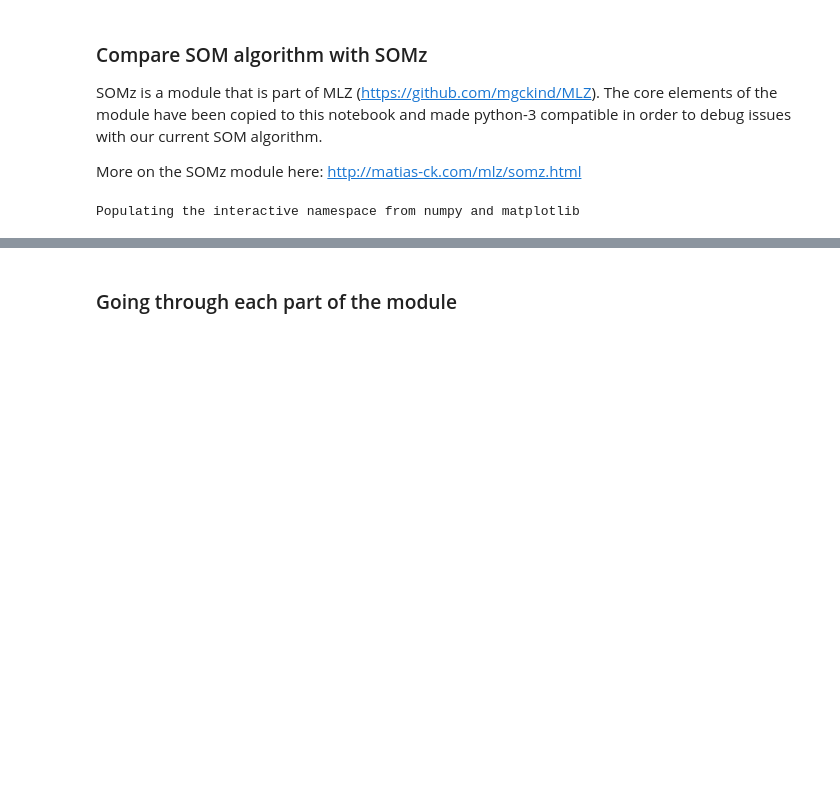
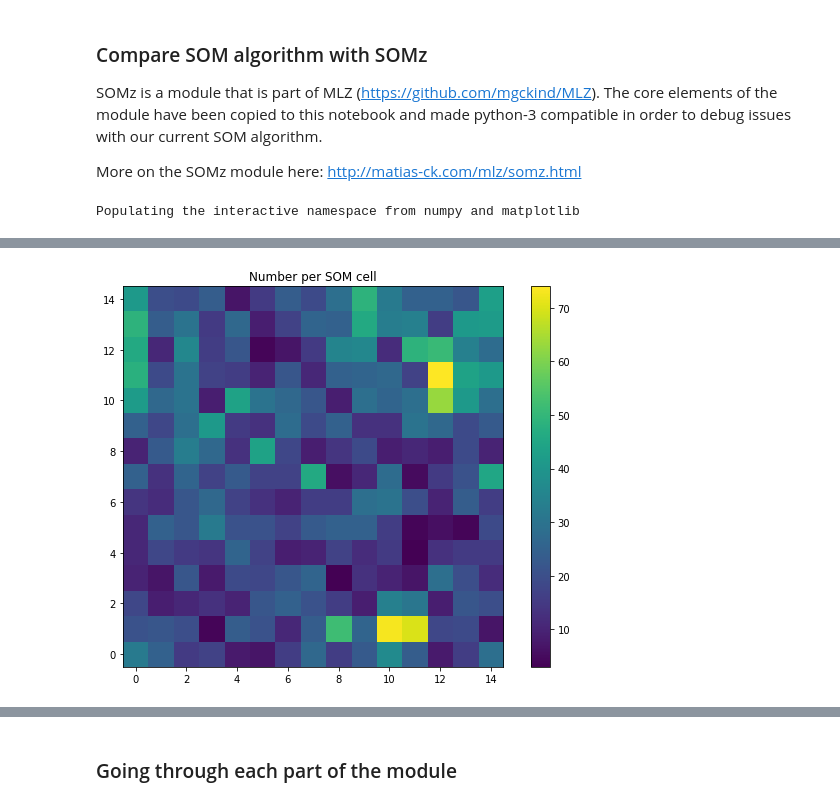
Before and after one commit to LSSTDESC/pz_bayes, a Jupyter notebook: notebooks/SOMZ Playground.ipynb, the cells around one changed output, grey strips where cells are left out. Saved outputs shown, nothing was run; the diff lists cells and outputs as text; code cells hidden in the pictures; blank space fills up the shorter version.

```diff
--- a/notebooks/SOMZ Playground.ipynb
+++ b/notebooks/SOMZ Playground.ipynb
@@ -551,0 +578,7 @@ real value 0.120684
+# %%
+plt.figure(figsize=(10,7))
+plt.imshow(counts.reshape(15,15), origin='lower')
+plt.title('Number per SOM cell')
+plt.colorbar();
+# %% [output]
+[figure, added]
```
Also changed, not shown: parts of 110 cells of this notebook, 1 other file.
